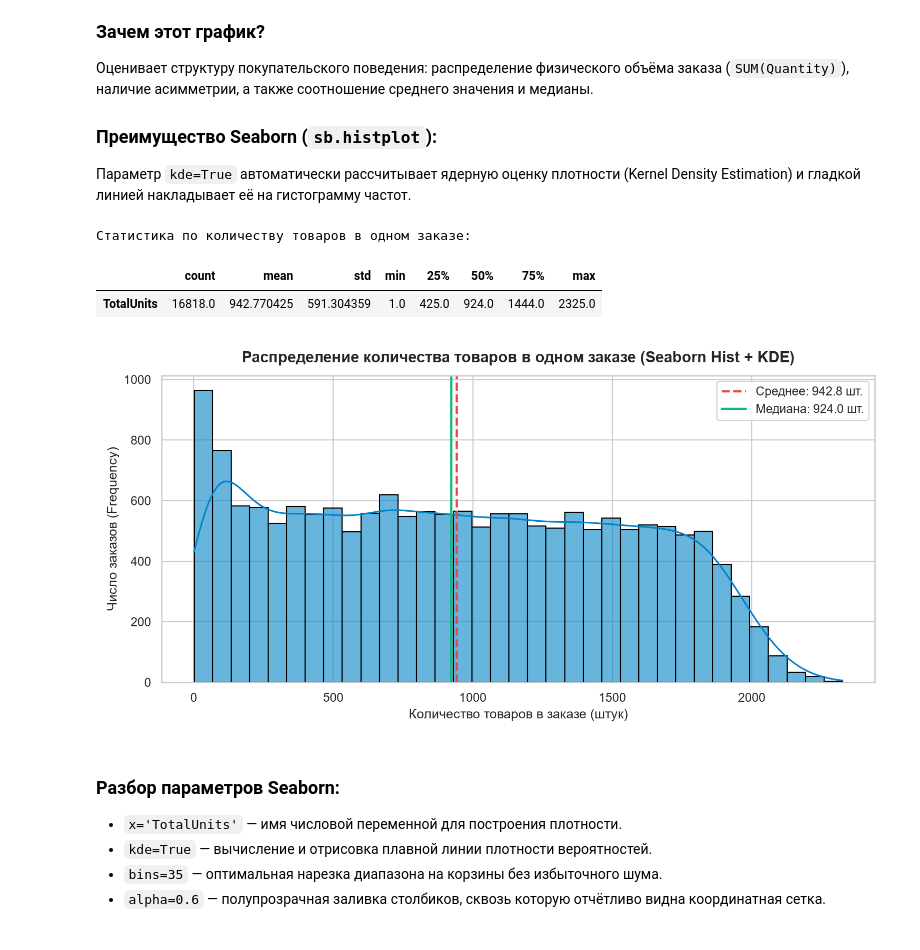
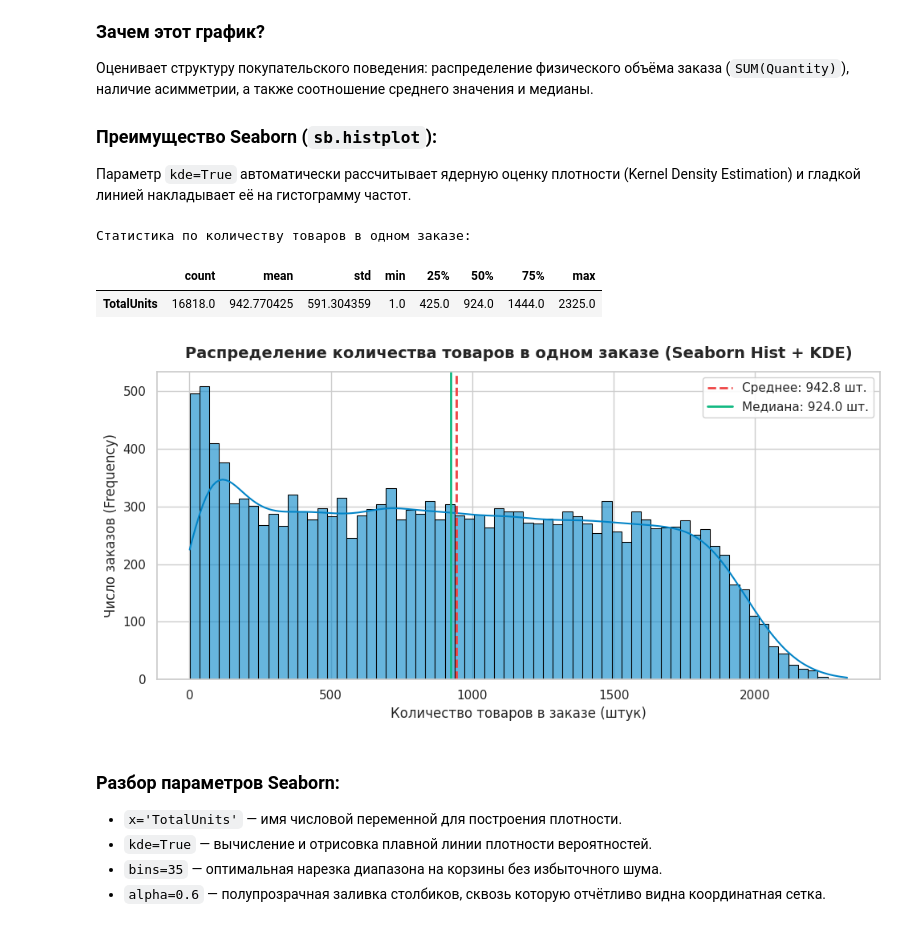
Before and after one commit to Asm-o-Dan/eli5-visual-hub, a Jupyter notebook: downloads/OII_Lab2_Variant2.ipynb, the cells around one changed output. Drawn from its saved outputs; the diff is of its cells as text; code cells hidden in the pictures.

```diff
--- a/downloads/OII_Lab2_Variant2.ipynb
+++ b/downloads/OII_Lab2_Variant2.ipynb
@@ -143,35 +144,35 @@ df_q2 = pd.read_sql_query(query_q2, conn)
 print("Статистика по количеству товаров в одном заказе:")
 display(df_q2['TotalUnits'].describe().to_frame().T)
 
 # Построение через Seaborn (sb.histplot с опцией kde=True)
 plt.figure(figsize=(10, 5))
 ax = sb.histplot(
     data=df_q2,
     x='TotalUnits',
     kde=True,
-    bins=35,
+    bins=67,
     color='#0284c7',
     edgecolor='black',
     alpha=0.6
 )
 
 mean_val = df_q2['TotalUnits'].mean()
 median_val = df_q2['TotalUnits'].median()
 
 plt.axvline(mean_val, color='#ef4444', linestyle='--', linewidth=2, label=f'Среднее: {mean_val:.1f} шт.')
 plt.axvline(median_val, color='#10b981', linestyle='-', linewidth=2, label=f'Медиана: {median_val:.1f} шт.')
 
 plt.title('Распределение количества товаров в одном заказе (Seaborn Hist + KDE)', fontsize=14, pad=12, fontweight='bold')
 plt.xlabel('Количество товаров в заказе (штук)', fontsize=12)
 plt.ylabel('Число заказов (Frequency)', fontsize=12)
 plt.legend(frameon=True, facecolor='white', framealpha=0.9)
 plt.tight_layout()
 plt.show()
 # %% [output]
 Статистика по количеству товаров в одном заказе:
 |  | count | mean | std | min | 25% | 50% | 75% | max |
 | TotalUnits | 16818.0 | 942.770425 | 591.304359 | 1.0 | 425.0 | 924.0 | 1444.0 | 2325.0 |
-[figure, old version]
+[figure, new version]
 # %% [markdown]
 ### Разбор параметров Seaborn:
 - `x='TotalUnits'` — имя числовой переменной для построения плотности.
```
Also changed, not shown: parts of 5 cells of this notebook.
